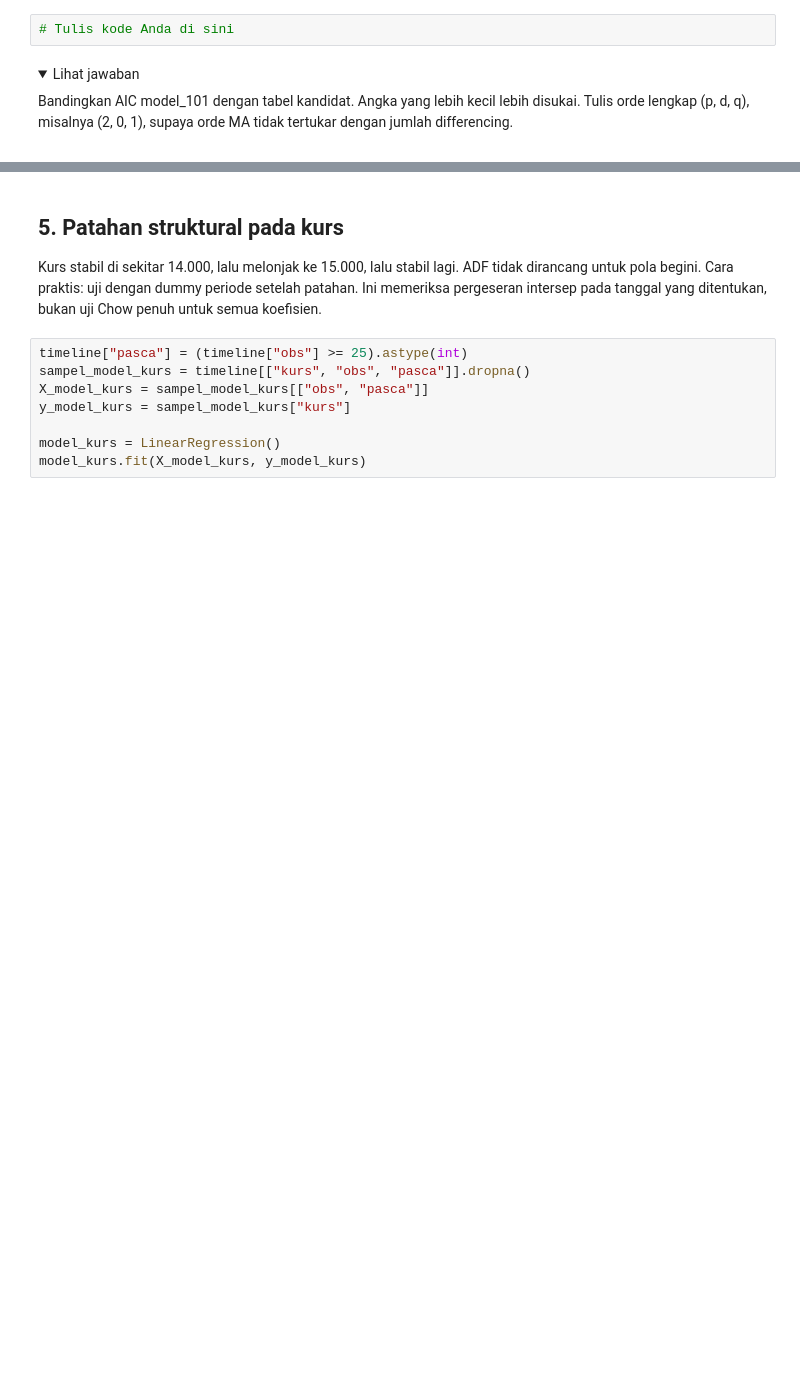
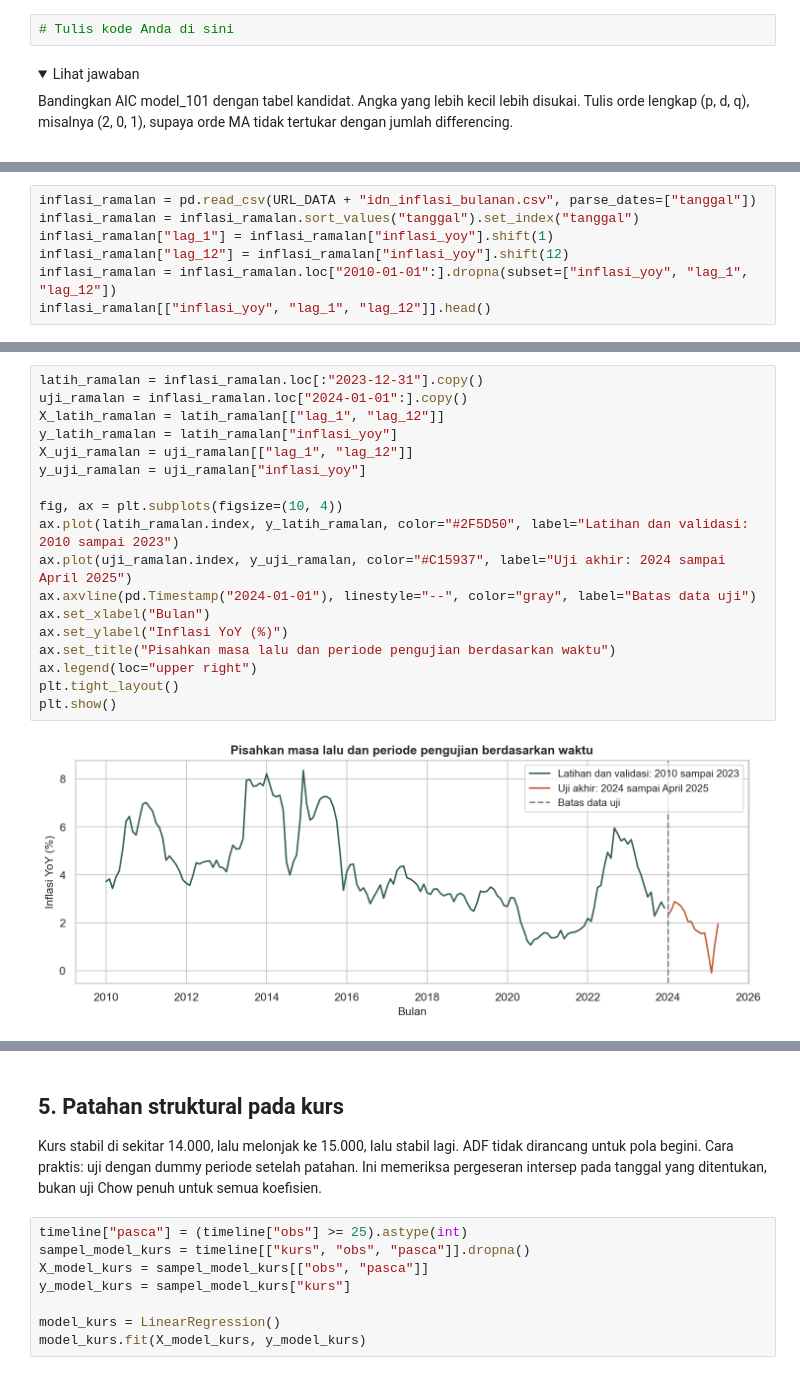
Before and after one commit to akhiyarwaladi/ekonometrika_coding_workshop, a Jupyter notebook: materi/01_ekonometrika/05_deret_waktu_kointegrasi.ipynb, the cells around one changed output, grey strips where cells are left out. Drawn from its saved outputs; the diff is of its cells as text; folded sections open; blank space fills up the shorter version.

Commit message:
Tambahkan praktik DiD, keputusan kredit, dan evaluasi ramalan

```diff
--- a/materi/01_ekonometrika/05_deret_waktu_kointegrasi.ipynb
+++ b/materi/01_ekonometrika/05_deret_waktu_kointegrasi.ipynb
@@ -395,0 +434,7 @@ supaya orde MA tidak tertukar dengan jumlah differencing.
+# %%
+inflasi_ramalan = pd.read_csv(URL_DATA + "idn_inflasi_bulanan.csv", parse_dates=["tanggal"])
+inflasi_ramalan = inflasi_ramalan.sort_values("tanggal").set_index("tanggal")
+inflasi_ramalan["lag_1"] = inflasi_ramalan["inflasi_yoy"].shift(1)
+inflasi_ramalan["lag_12"] = inflasi_ramalan["inflasi_yoy"].shift(12)
+inflasi_ramalan = inflasi_ramalan.loc["2010-01-01":].dropna(subset=["inflasi_yoy", "lag_1", "lag_12"])
+inflasi_ramalan[["inflasi_yoy", "lag_1", "lag_12"]].head()
@@ -395,0 +464,20 @@ supaya orde MA tidak tertukar dengan jumlah differencing.
+# %%
+latih_ramalan = inflasi_ramalan.loc[:"2023-12-31"].copy()
+uji_ramalan = inflasi_ramalan.loc["2024-01-01":].copy()
+X_latih_ramalan = latih_ramalan[["lag_1", "lag_12"]]
+y_latih_ramalan = latih_ramalan["inflasi_yoy"]
+X_uji_ramalan = uji_ramalan[["lag_1", "lag_12"]]
+y_uji_ramalan = uji_ramalan["inflasi_yoy"]
+
+fig, ax = plt.subplots(figsize=(10, 4))
+ax.plot(latih_ramalan.index, y_latih_ramalan, color="#2F5D50", label="Latihan dan validasi: 2010 sampai 2023")
+ax.plot(uji_ramalan.index, y_uji_ramalan, color="#C15937", label="Uji akhir: 2024 sampai April 2025")
+ax.axvline(pd.Timestamp("2024-01-01"), linestyle="--", color="gray", label="Batas data uji")
+ax.set_xlabel("Bulan")
+ax.set_ylabel("Inflasi YoY (%)")
+ax.set_title("Pisahkan masa lalu dan periode pengujian berdasarkan waktu")
+ax.legend(loc="upper right")
+plt.tight_layout()
+plt.show()
+# %% [output]
+[figure, added]
```
Also changed, not shown: parts of 18 cells of this notebook, 41 other files.
